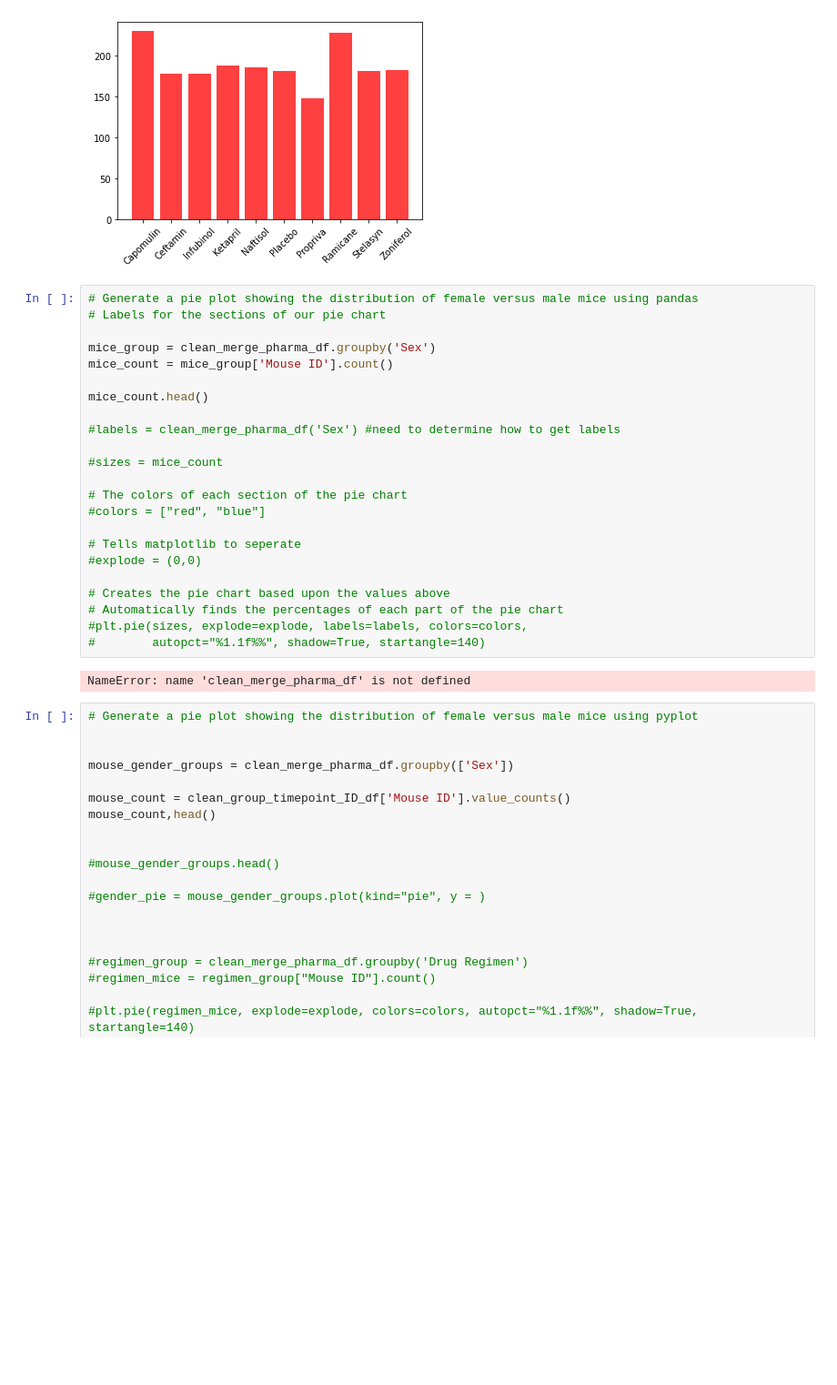
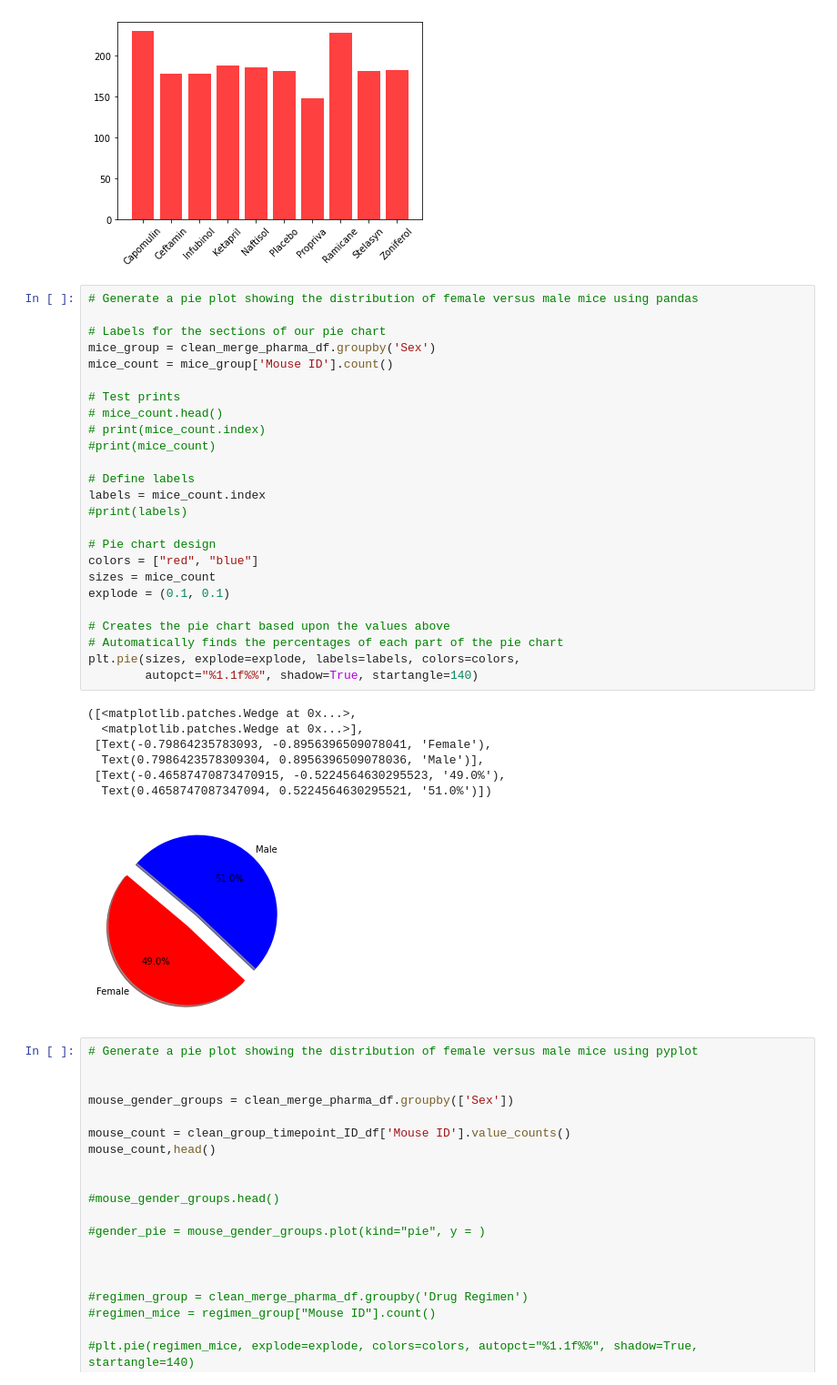
Before and after one commit to SamHoney71/Matplotlib-challenge, a Jupyter notebook: Pymaceuticals/pymaceuticals_starter-Jeter.ipynb, the cells around one changed output. Shown at 91% size. Saved outputs shown, nothing was run; the diff lists cells and outputs as text; blank space fills up the shorter version.

Commit message:
1st Pie chart works

```diff
--- a/Pymaceuticals/pymaceuticals_starter-Jeter.ipynb
+++ b/Pymaceuticals/pymaceuticals_starter-Jeter.ipynb
@@ -305,29 +305,37 @@ plt.xticks(tick_locations, drug_regimen, rotation=45)
 [figure]
 # %%
 # Generate a pie plot showing the distribution of female versus male mice using pandas
+
 # Labels for the sections of our pie chart
-
 mice_group = clean_merge_pharma_df.groupby('Sex')
 mice_count = mice_group['Mouse ID'].count()
 
-mice_count.head()
+# Test prints
+# mice_count.head()
+# print(mice_count.index)
+#print(mice_count)
 
-#labels = clean_merge_pharma_df('Sex') #need to determine how to get labels
+# Define labels
+labels = mice_count.index
+#print(labels)
 
-#sizes = mice_count
-
-# The colors of each section of the pie chart
-#colors = ["red", "blue"]
-
-# Tells matplotlib to seperate
-#explode = (0,0)
+# Pie chart design
+colors = ["red", "blue"]
+sizes = mice_count
+explode = (0.1, 0.1)
 
 # Creates the pie chart based upon the values above
 # Automatically finds the percentages of each part of the pie chart
-#plt.pie(sizes, explode=explode, labels=labels, colors=colors,
-#        autopct="%1.1f%%", shadow=True, startangle=140)
+plt.pie(sizes, explode=explode, labels=labels, colors=colors,
+        autopct="%1.1f%%", shadow=True, startangle=140)
 # %% [output]
-NameError: name 'clean_merge_pharma_df' is not defined
+([<matplotlib.patches.Wedge at 0x...>,
+  <matplotlib.patches.Wedge at 0x...>],
+ [Text(-0.79864235783093, -0.8956396509078041, 'Female'),
+  Text(0.7986423578309304, 0.8956396509078036, 'Male')],
+ [Text(-0.46587470873470915, -0.5224564630295523, '49.0%'),
+  Text(0.4658747087347094, 0.5224564630295521, '51.0%')])
+[figure, added]
 # %%
 # Generate a pie plot showing the distribution of female versus male mice using pyplot
 
```
